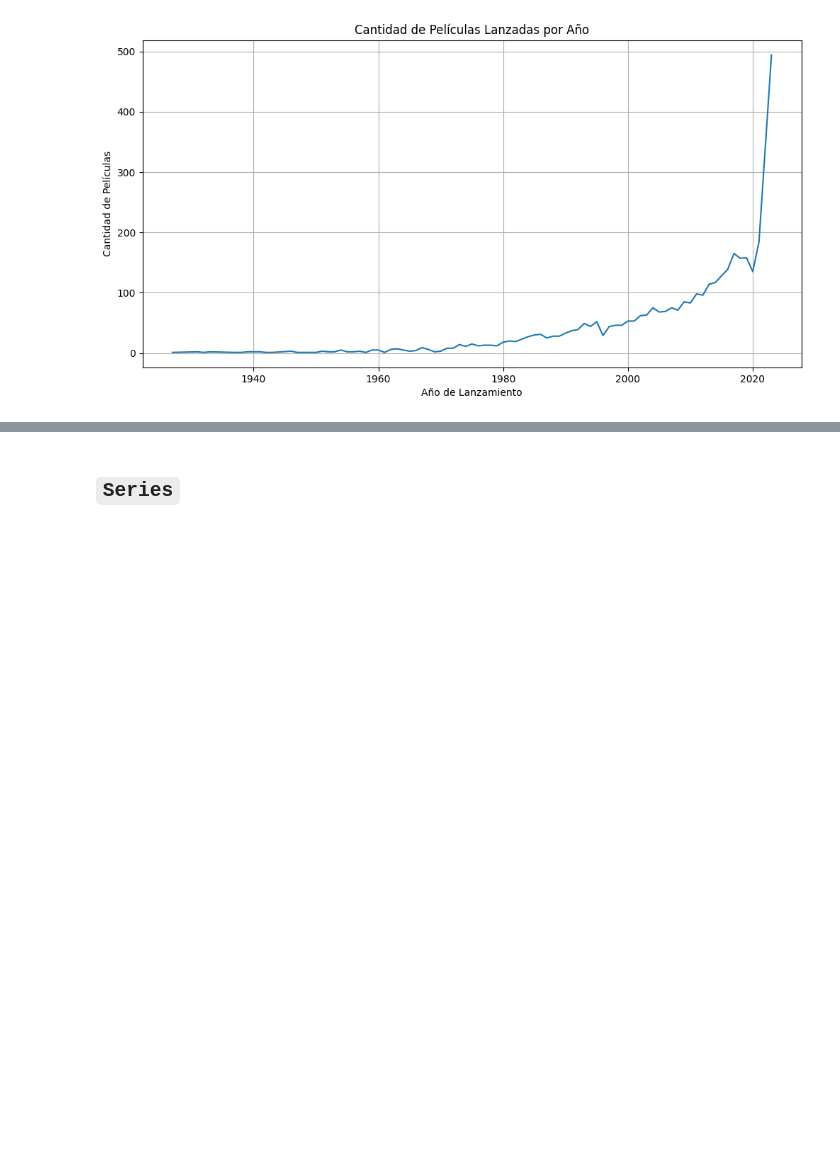
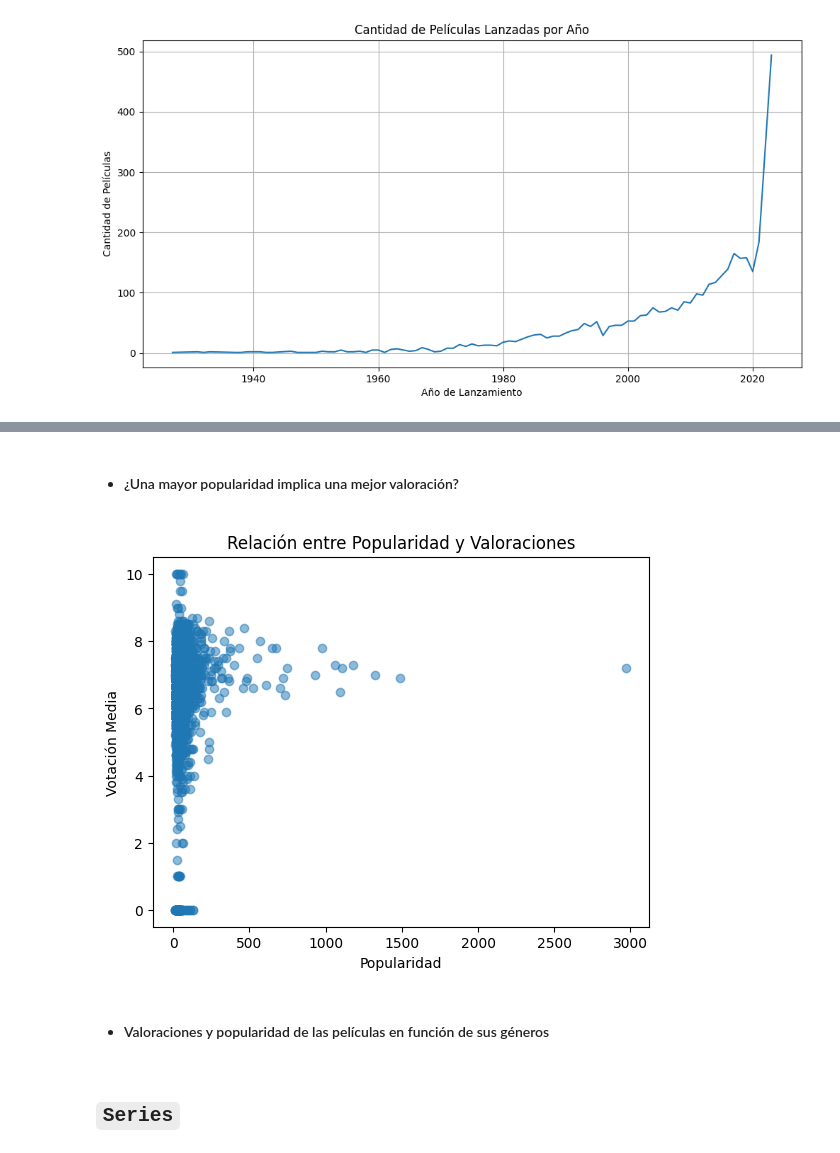
Before and after one commit to Jimme7/EDA-Films, a Jupyter notebook: src/Notebooks/Analysis_and_Visualizations.ipynb, the cells around one changed output, grey strips where cells are left out. Saved outputs shown, nothing was run; the diff lists cells and outputs as text; code cells hidden in the pictures; blank space fills up the shorter version.

```diff
--- a/src/Notebooks/Analysis_and_Visualizations.ipynb
+++ b/src/Notebooks/Analysis_and_Visualizations.ipynb
@@ -72,2 +116,19 @@ fig.show()
+# %% [markdown]
+- #### ¿Una mayor popularidad implica una mejor valoración?
+# %%
+# Crear el gráfico de dispersión
+plt.scatter(films['popularity'], films['vote_average'], alpha=0.5)  # alpha ajusta la transparencia de los puntos
+
+# Etiquetas de los ejes y título
+plt.xlabel('Popularidad')
+plt.ylabel('Votación Media')
+plt.title('Relación entre Popularidad y Valoraciones')
+
+# Mostrar el gráfico
+plt.show()
+# %% [output]
+[figure, added]
+# %% [markdown]
+- #### Valoraciones y popularidad de las películas en función de sus géneros
 # %% [markdown]
 ## `Series`
```
Also changed, not shown: parts of 8 cells of this notebook.
